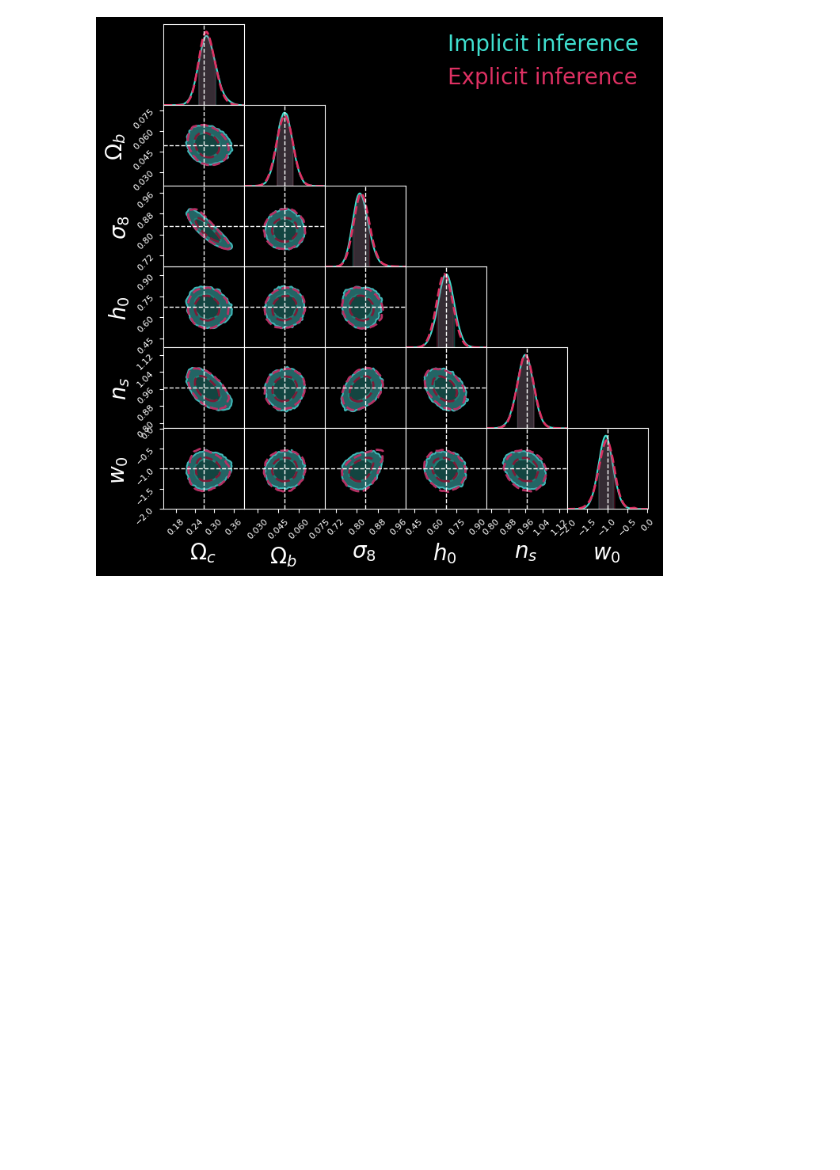
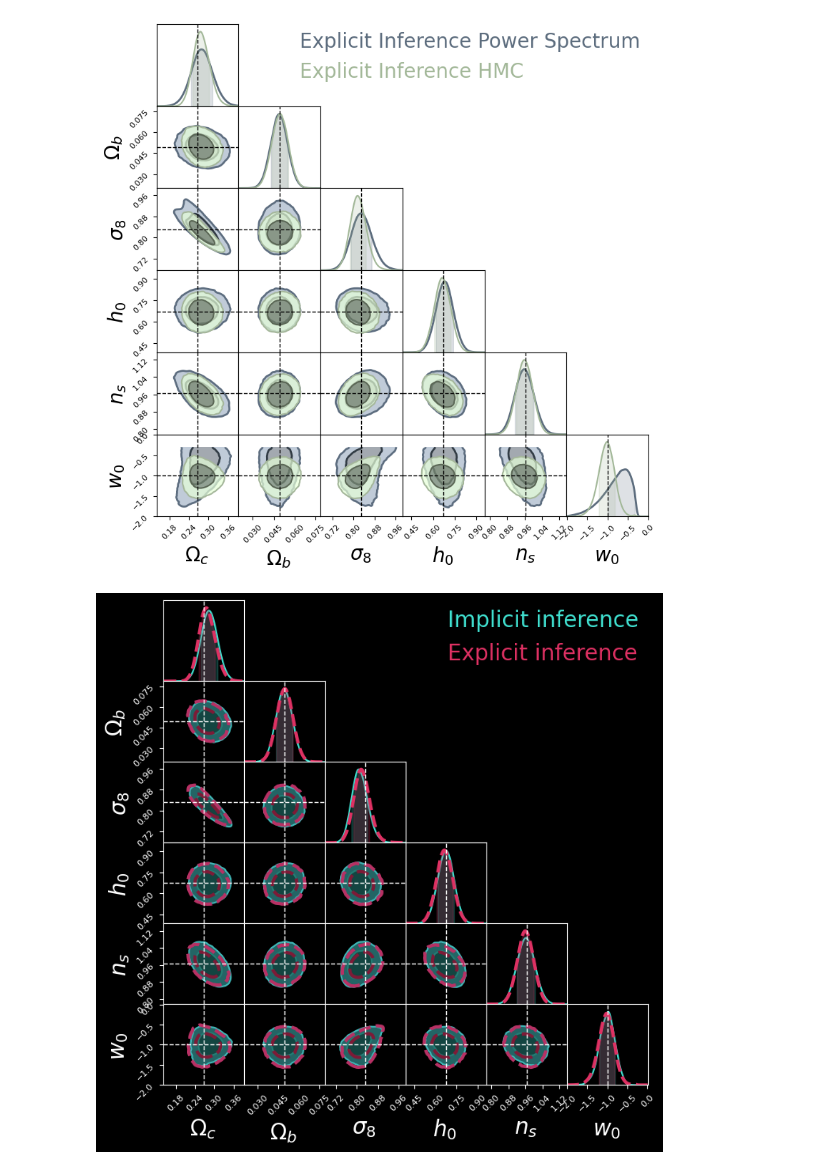
Before and after one commit to LSSTDESC/sbi_bm_lens, a Jupyter notebook: notebooks/contour_plot_results.ipynb, the cells around one changed output. Cells and saved outputs as stored; diff of their text form; code cells hidden in the pictures; blank space fills up the shorter version.

```diff
--- a/notebooks/contour_plot_results.ipynb
+++ b/notebooks/contour_plot_results.ipynb
@@ -52,6 +42,13 @@ path_to_access_sbi_lens = '/gpfswork/rech/eqw/ufa23yn'
 sample_ff = np.load(
     f"{path_to_access_sbi_lens}/sbi_lens/sbi_lens/data/posterior_full_field__256N_10ms_27gpa_0.26se.npy"
 )
+
+# sample_ps = np.load(
+#     f"{path_to_access_sbi_lens}/sbi_lens/sbi_lens/data/posterior_power_spectrum__256N_10ms_27gpa_0.26se.npy"
+# )
+sample_ps = np.load(
+    "posterior_power_spectrum__256N_10ms_27gpa_0.26se.npy"
+)
 # %%
 c = ChainConsumer()
 
@@ -88,3 +85,45 @@ plt.savefig('contour_plot_cvg_c2st.pdf')
+# %%
+c = ChainConsumer()
+
+c.add_chain(
+        sample_ps,
+        parameters=params_name,
+        name='Explicit Inference Power Spectrum',
+        linewidth=2,
+        color =  color[4], #"#111111",
+        shade_alpha = 0.5
+)
+
+c.add_chain(
+        sample_ff,
+        parameters=params_name,
+        name='Explicit Inference HMC',
+        linewidth=1.5,
+        color = color[6],
+        shade_alpha = 0.7
+)
+
+# c.add_chain(
+#         sample_nd_vmim,
+#         parameters=params_name,
+#         name='Implicit Inference VMIM Compression',
+#         linewidth=2,
+#         color =  "#111111",
+#         shade_alpha = 0.,
+#         linestyle = '--'
+# )
+
+c.configure(legend_kwargs={"fontsize": 20}, tick_font_size=8, label_font_size=20)
+fig = c.plotter.plot(
+    figsize=0.9,
+    truth=truth,
+    extents=[[t - 5 * np.std(sample_ff[:,i]),
+              t + 5 * np.std(sample_ff[:,i])] for i,t in enumerate(truth)]
+)
+# plt.tight_figure()
+plt.savefig('contour_plot_sbi_lens.pdf')
+# %% [output]
+[figure, added]
 # %%
 plt.style.use("dark_background")
 
@@ -103,7 +142,7 @@ c.add_chain(
         sample_ff,
         parameters=params_name,
         name='Explicit inference',
-        linewidth=2,
+        linewidth=3,
         color =  "#DE3163",
         shade_alpha = 0.,
         linestyle = '--'
@@ -121,4 +160,4 @@ fig = c.plotter.plot(
 
 plt.savefig('contour_plot_cvg_c2st.png', transparent=True)
 # %% [output]
-[figure, old version]
+[figure, new version]
```
Also changed, not shown: parts of 4 cells of this notebook.
